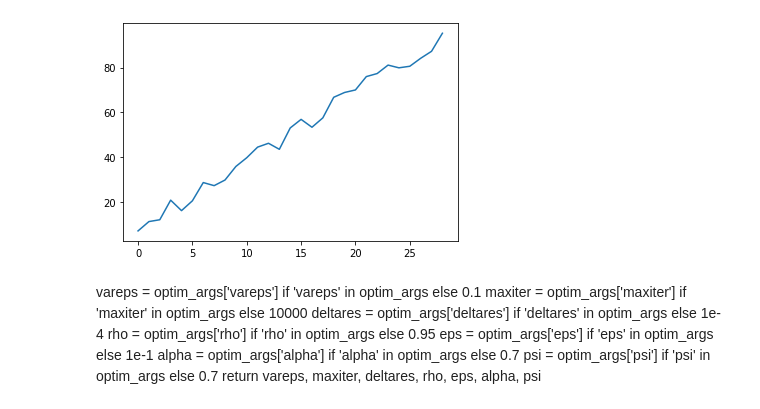
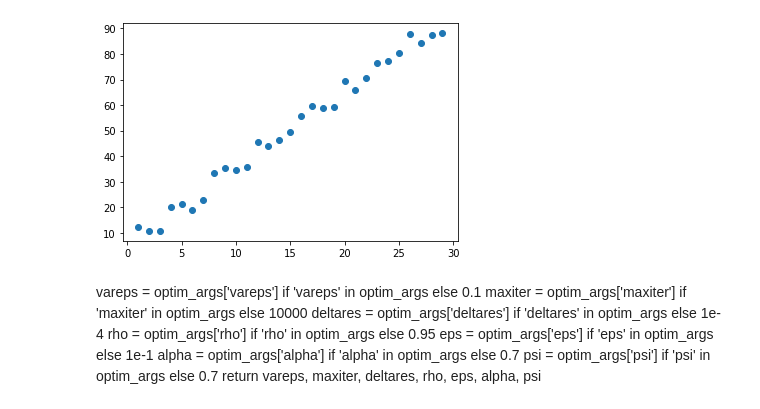
Before and after one commit to EliaPiccoli/ML-CM-Project, a Jupyter notebook: cm_scripts/prove_linear.ipynb, the cells around one changed output. Drawn from its saved outputs; the diff is of its cells as text; code cells hidden in the pictures.

```diff
--- a/cm_scripts/prove_linear.ipynb
+++ b/cm_scripts/prove_linear.ipynb
@@ -9,11 +9,11 @@ import random
 # %%
 x = np.vstack(np.arange(1,30,1))
 # y = np.array([[45000],[50000],[60000],[80000],[110000],[150000],[200000],[300000],[500000],[1000000]])
 y = np.array([3*x[i]+random.uniform(1,10) for i in range(len(x))])
-plt.plot(y)
+plt.scatter(x,y)
 plt.show()
 # %% [output]
-[figure, old version]
+[figure, new version]
 # %%
 sc_X = StandardScaler()
 sc_y = StandardScaler()
```
Also changed, not shown: parts of 12 cells of this notebook, 1 other file.
